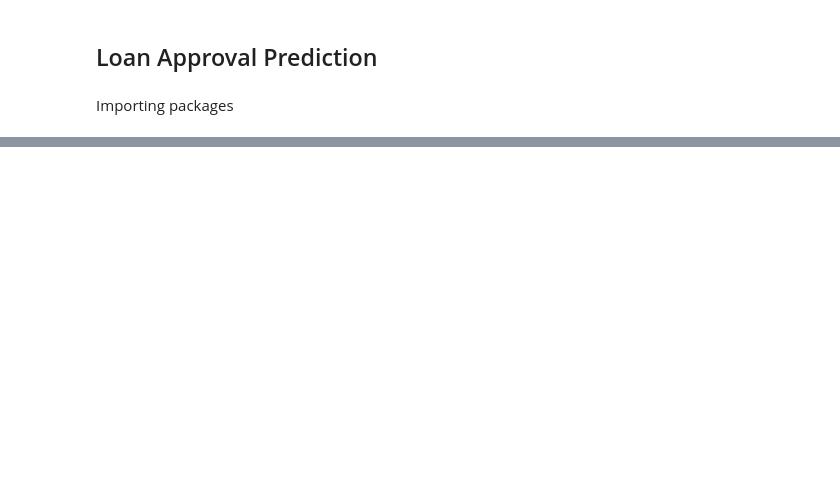
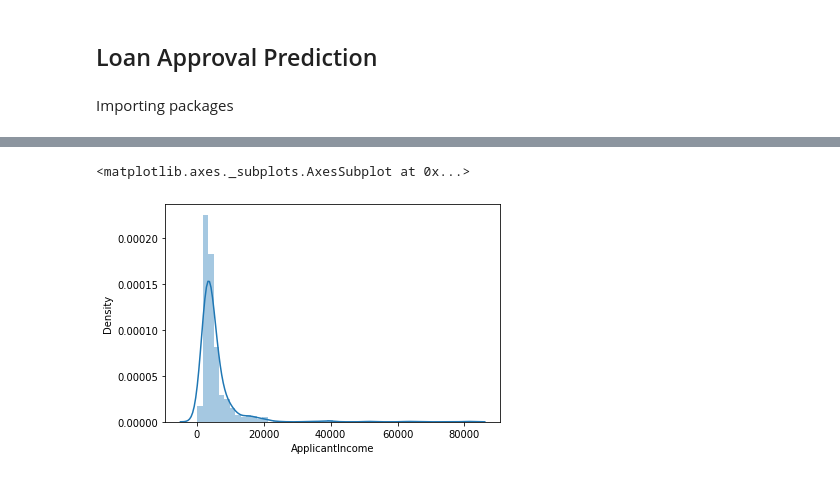
Before and after one commit to jagath215/MathProject, a Jupyter notebook: LoanPrediction.ipynb, the cells around one changed output, grey strips where cells are left out. Drawn from its saved outputs; the diff is of its cells as text; code cells hidden in the pictures; blank space fills up the shorter version.

```diff
--- a/LoanPrediction.ipynb
+++ b/LoanPrediction.ipynb
@@ -24,0 +138,5 @@ data.head()
+# %%
+sns.distplot(data["ApplicantIncome"])
+# %% [output]
+<matplotlib.axes._subplots.AxesSubplot at 0x...>
+[figure, added]
```
Also changed, not shown: parts of 14 cells of this notebook.
